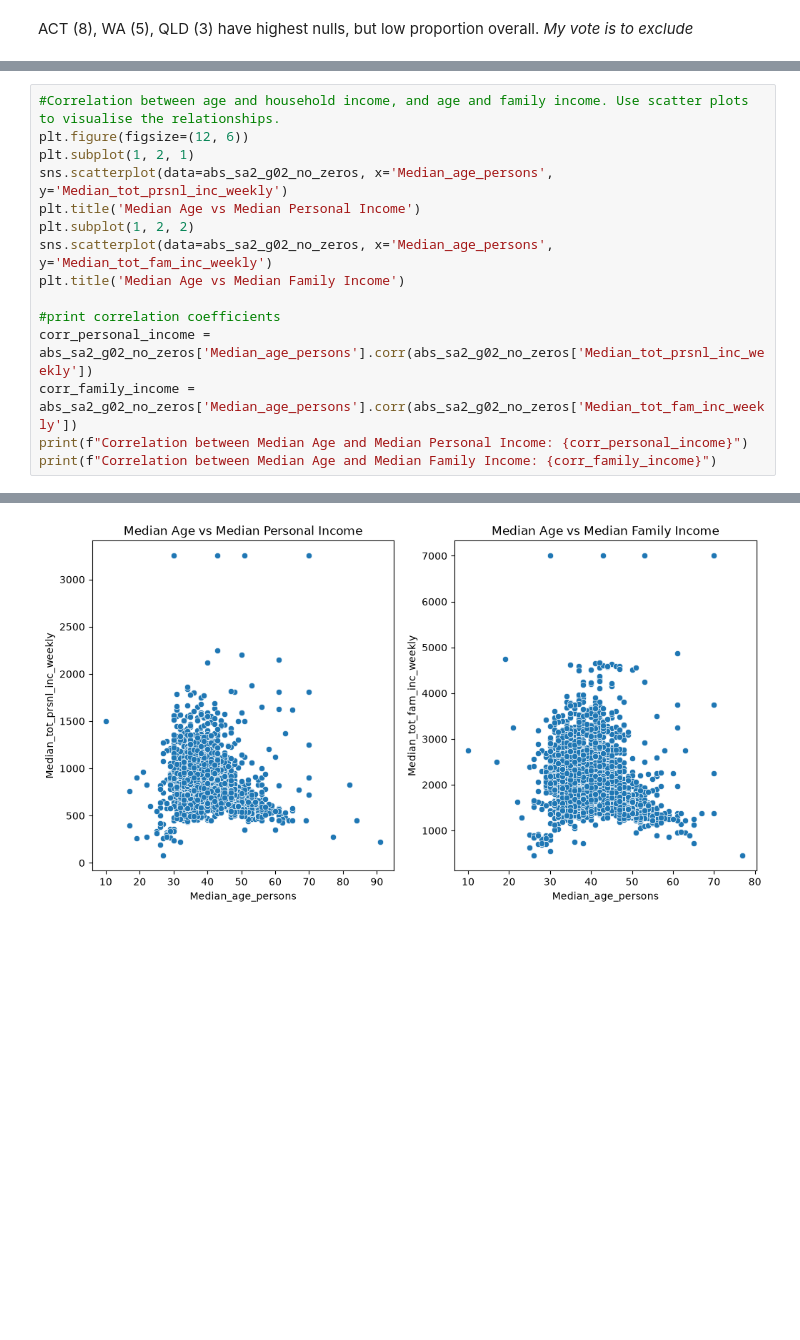
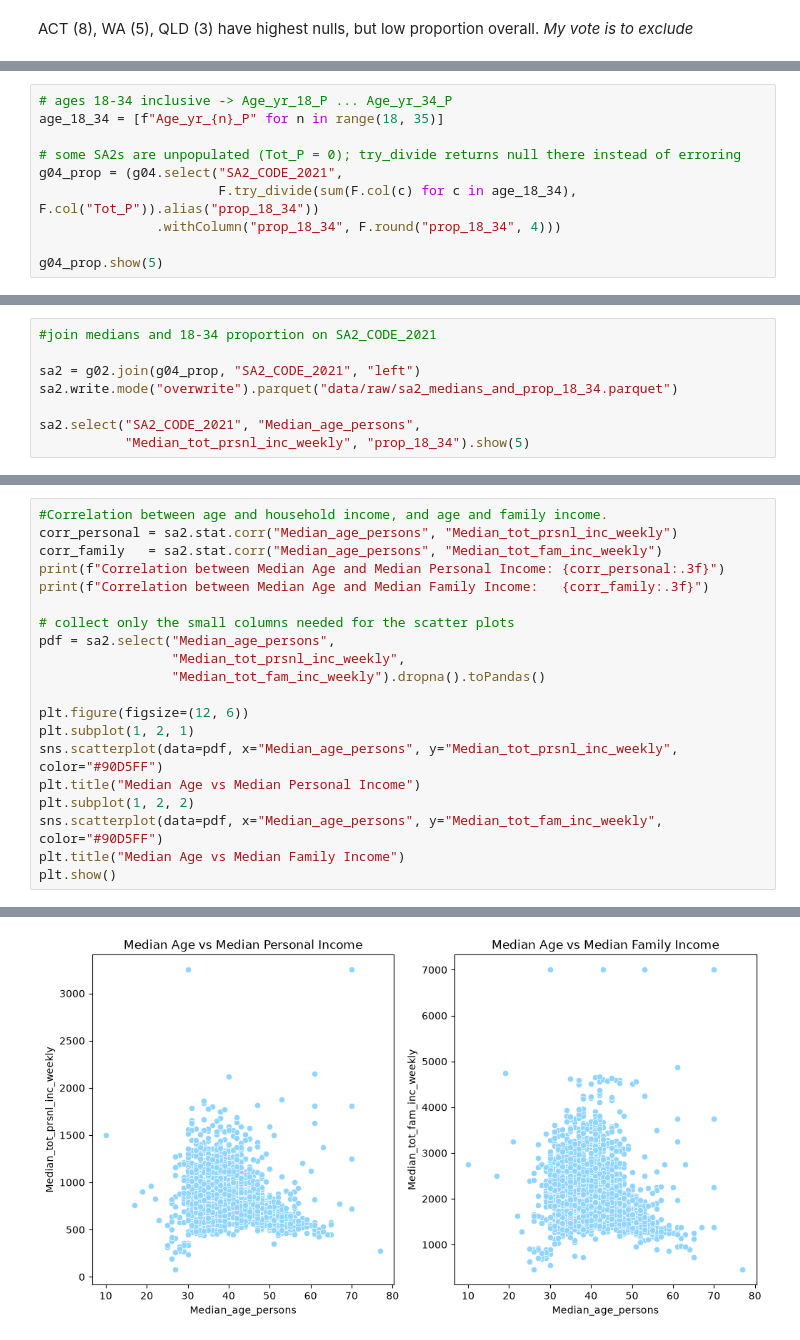
Before and after one commit to cat-vg19/project-2-group-buy-now-pay-later-industry-project-21, a Jupyter notebook: pre-pro-external.ipynb, the cells around one changed output, grey strips where cells are left out. Saved outputs shown, nothing was run; the diff lists cells and outputs as text; blank space fills up the shorter version.

```diff
--- a/pre-pro-external.ipynb
+++ b/pre-pro-external.ipynb
@@ -94,0 +107,10 @@ ACT (8), WA (5), QLD (3) have highest nulls, but low proportion overall.
+# %%
+# ages 18-34 inclusive -> Age_yr_18_P ... Age_yr_34_P
+age_18_34 = [f"Age_yr_{n}_P" for n in range(18, 35)]
+
+# some SA2s are unpopulated (Tot_P = 0); try_divide returns null there instead of erroring
+g04_prop = (g04.select("SA2_CODE_2021",
+                       F.try_divide(sum(F.col(c) for c in age_18_34), F.col("Tot_P")).alias("prop_18_34"))
+               .withColumn("prop_18_34", F.round("prop_18_34", 4)))
+
+g04_prop.show(5)
@@ -94,0 +130,8 @@ ACT (8), WA (5), QLD (3) have highest nulls, but low proportion overall.
+# %%
+#join medians and 18-34 proportion on SA2_CODE_2021
+
+sa2 = g02.join(g04_prop, "SA2_CODE_2021", "left")
+sa2.write.mode("overwrite").parquet("data/raw/sa2_medians_and_prop_18_34.parquet")
+
+sa2.select("SA2_CODE_2021", "Median_age_persons",
+           "Median_tot_prsnl_inc_weekly", "prop_18_34").show(5)
@@ -133,16 +191,21 @@ relevant columns are mostly normal with slight right skew.
 # %%
-#Correlation between age and household income, and age and family income. Use scatter plots to visualise the relationships.
+#Correlation between age and household income, and age and family income.
+corr_personal = sa2.stat.corr("Median_age_persons", "Median_tot_prsnl_inc_weekly")
+corr_family   = sa2.stat.corr("Median_age_persons", "Median_tot_fam_inc_weekly")
+print(f"Correlation between Median Age and Median Personal Income: {corr_personal:.3f}")
+print(f"Correlation between Median Age and Median Family Income:   {corr_family:.3f}")
+
+# collect only the small columns needed for the scatter plots
+pdf = sa2.select("Median_age_persons",
+                 "Median_tot_prsnl_inc_weekly",
+                 "Median_tot_fam_inc_weekly").dropna().toPandas()
+
 plt.figure(figsize=(12, 6))
 plt.subplot(1, 2, 1)
-sns.scatterplot(data=abs_sa2_g02_no_zeros, x='Median_age_persons', y='Median_tot_prsnl_inc_weekly')
-plt.title('Median Age vs Median Personal Income')
+sns.scatterplot(data=pdf, x="Median_age_persons", y="Median_tot_prsnl_inc_weekly", color="#90D5FF")
+plt.title("Median Age vs Median Personal Income")
 plt.subplot(1, 2, 2)
-sns.scatterplot(data=abs_sa2_g02_no_zeros, x='Median_age_persons', y='Median_tot_fam_inc_weekly')
-plt.title('Median Age vs Median Family Income')
-
-#print correlation coefficients
-corr_personal_income = abs_sa2_g02_no_zeros['Median_age_persons'].corr(abs_sa2_g02_no_zeros['Median_tot_prsnl_inc_weekly'])
-corr_family_income = abs_sa2_g02_no_zeros['Median_age_persons'].corr(abs_sa2_g02_no_zeros['Median_tot_fam_inc_weekly'])
-print(f"Correlation between Median Age and Median Personal Income: {corr_personal_income}")
-print(f"Correlation between Median Age and Median Family Income: {corr_family_income}")
+sns.scatterplot(data=pdf, x="Median_age_persons", y="Median_tot_fam_inc_weekly", color="#90D5FF")
+plt.title("Median Age vs Median Family Income")
+plt.show()
 # %% [output]
@@ -151,2 +216,2 @@ Correlation between Median Age and Median Family Income: -0.18882984434311925
-[figure, old version]
+[figure, new version]
 # %% [markdown]
```
Also changed, not shown: parts of 25 cells of this notebook.
